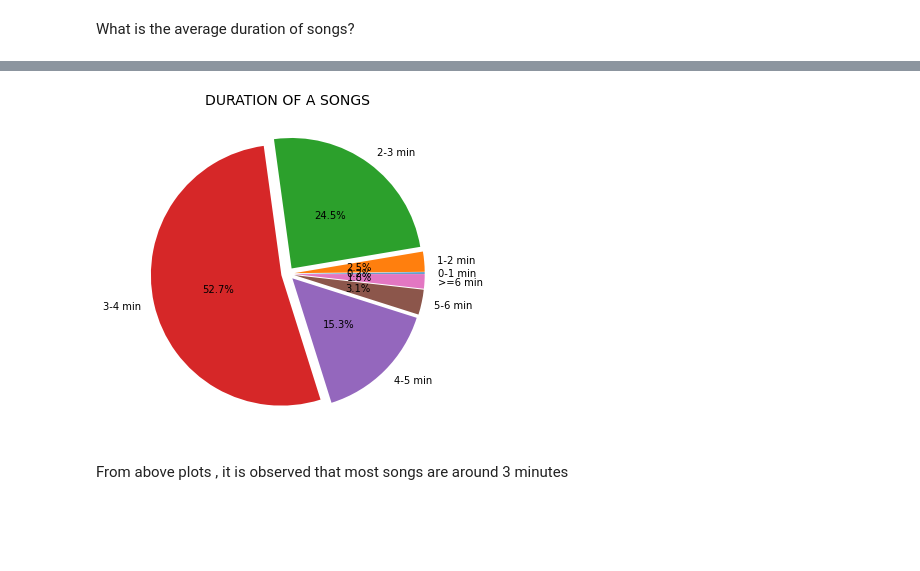
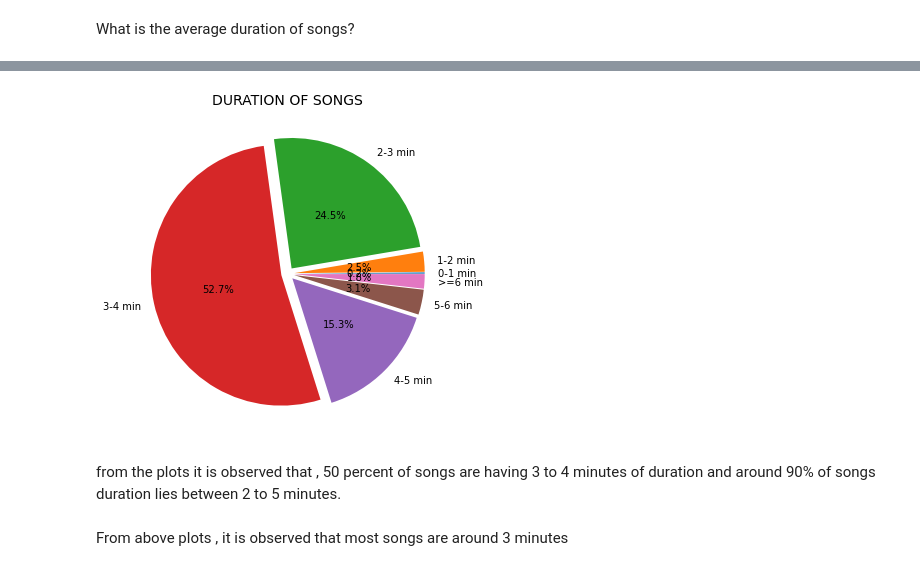
Before and after one commit to vlkumar-859/ml_spotifty, a Jupyter notebook: Copy_of_ml_spotify.ipynb, the cells around one changed output, grey strips where cells are left out. Cells and saved outputs as stored; diff of their text form; code cells hidden in the pictures; blank space fills up the shorter version.

```diff
--- a/Copy_of_ml_spotify.ipynb
+++ b/Copy_of_ml_spotify.ipynb
@@ -276,10 +284,12 @@ Text(0, 0.5, 'NUMBER OF SONGS')
 # %%
 pie, ax = plt.subplots(figsize=[10,6])
 labels = t
 plt.pie(dur,autopct="%.1f%%",explode=[0.05]*7,labels=t,pctdistance=0.5)
-plt.title("DURATION OF A SONGS", fontsize=14);
+plt.title("DURATION OF SONGS", fontsize=14);
 # %% [output]
-[figure, old version]
+[figure, new version]
+# %% [markdown]
+from the plots it is observed that , 50 percent of songs are having 3 to 4 minutes of duration and around 90% of songs duration lies between 2 to 5 minutes.
 # %% [markdown]
 From above plots , it is observed that most songs are around 3 minutes
 # %% [markdown]
```
Also changed, not shown: parts of 56 cells of this notebook.
